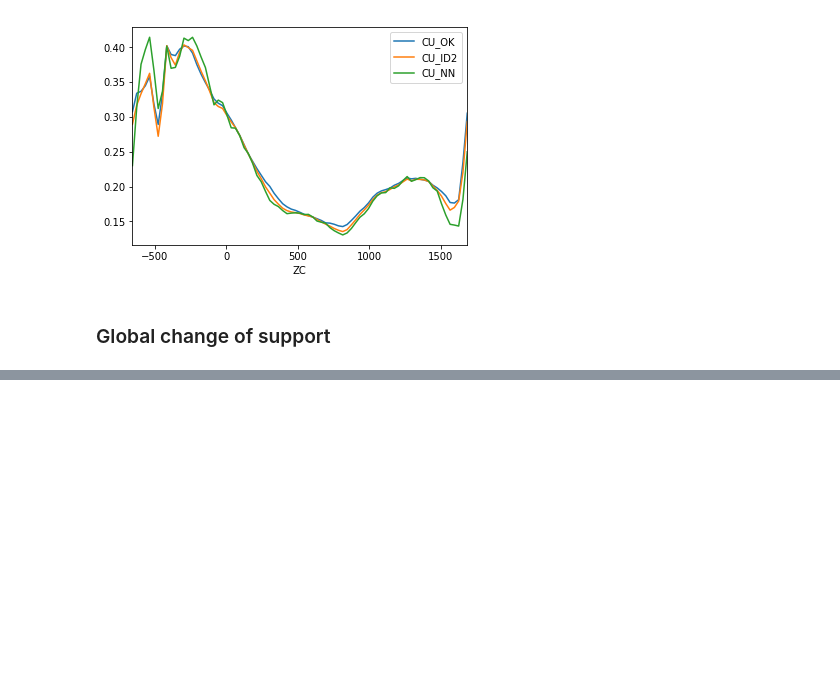
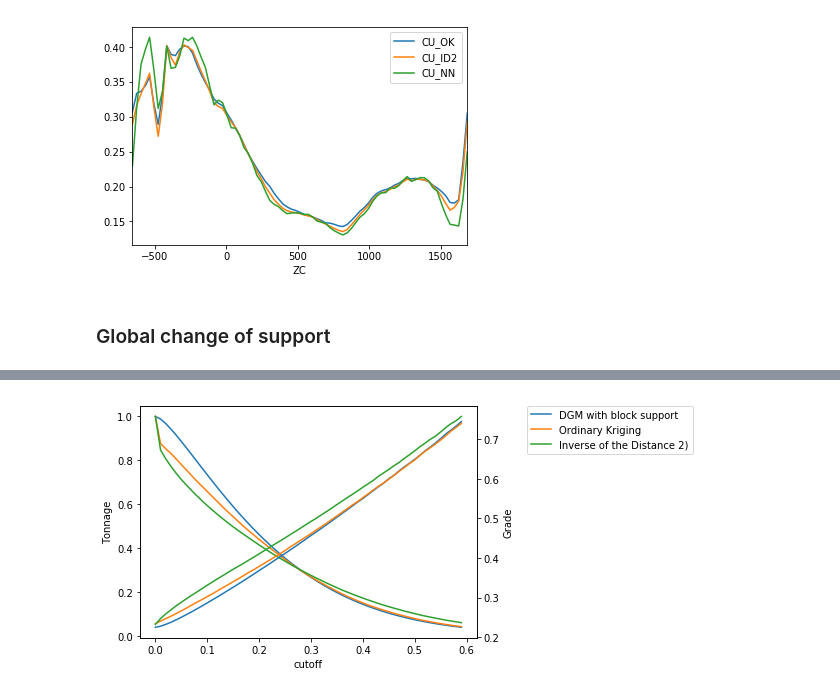
Before and after one commit to opengeostat/pygslib, a Jupyter notebook: pygslib/Ipython_templates/Tutorial_1/Tutorial_V2.ipynb, the cells around one changed output, grey strips where cells are left out. Saved outputs shown, nothing was run; the diff lists cells and outputs as text; code cells hidden in the pictures; blank space fills up the shorter version.

```diff
--- a/pygslib/Ipython_templates/Tutorial_1/Tutorial_V2.ipynb
+++ b/pygslib/Ipython_templates/Tutorial_1/Tutorial_V2.ipynb
@@ -677,0 +758,18 @@ mymodel.bmtable.groupby('ZC')[['CU_OK','CU_ID2','CU_NN']].mean().plot()
+# %%
+# calculate GTC ok
+t,ga,gb = pygslib.nonlinear.gtcurve (cutoff = cutoff, z=cl_ok, p=binval_ok, varred = 1, ivtyp = 2, zmin = 0, zmax = None,
+             ltail = 1, ltpar = 1, middle = 1, mpar = 1, utail = 1, utpar = 1,maxdis = 1000)
+tt.append(t)
+gg.append(ga)
+label.append('Ordinary Kriging')
+
+# calculate GTC in block support
+t,ga,gb = pygslib.nonlinear.gtcurve (cutoff = cutoff, z=cl_id2, p=binval_id2, varred = 1, ivtyp = 2, zmin = 0, zmax = None,
+             ltail = 1, ltpar = 1, middle = 1, mpar = 1, utail = 1, utpar = 1,maxdis = 1000)
+tt.append(t)
+gg.append(ga)
+label.append('Inverse of the Distance 2)')
+# %%
+fig = pygslib.nonlinear.plotgt(cutoff = cutoff, t = tt, g = gg, label = label)
+# %% [output]
+[figure, added]
```
Also changed, not shown: parts of 14 cells of this notebook, 4 other files.
